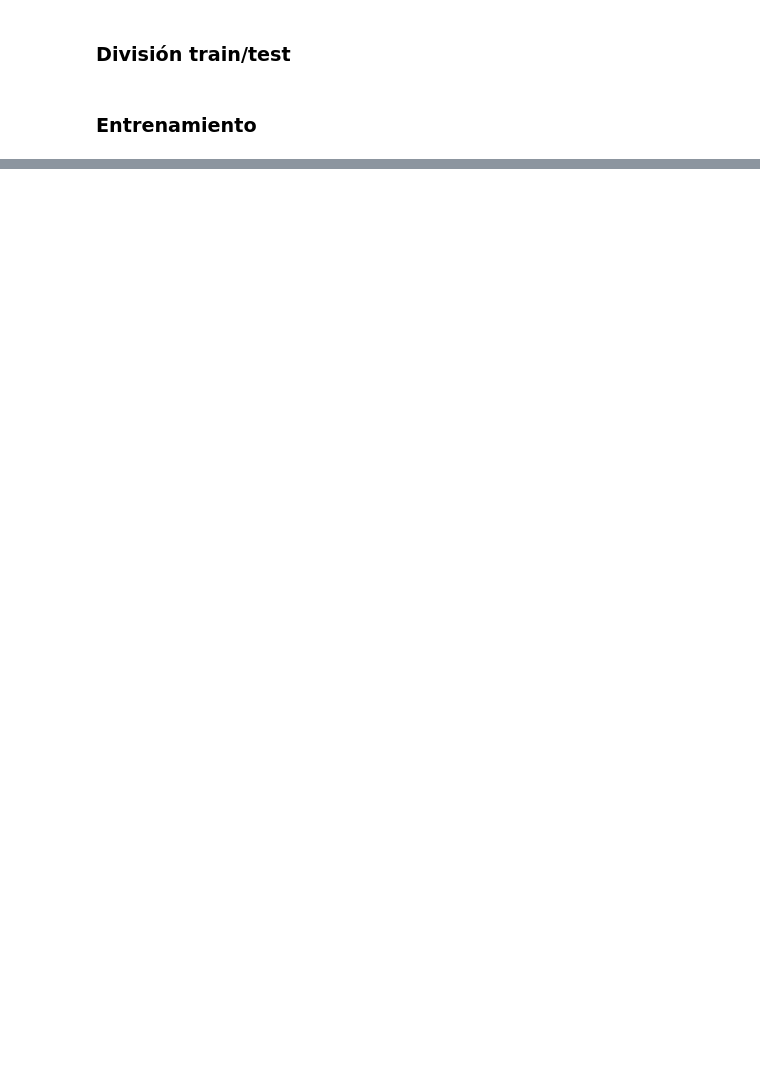
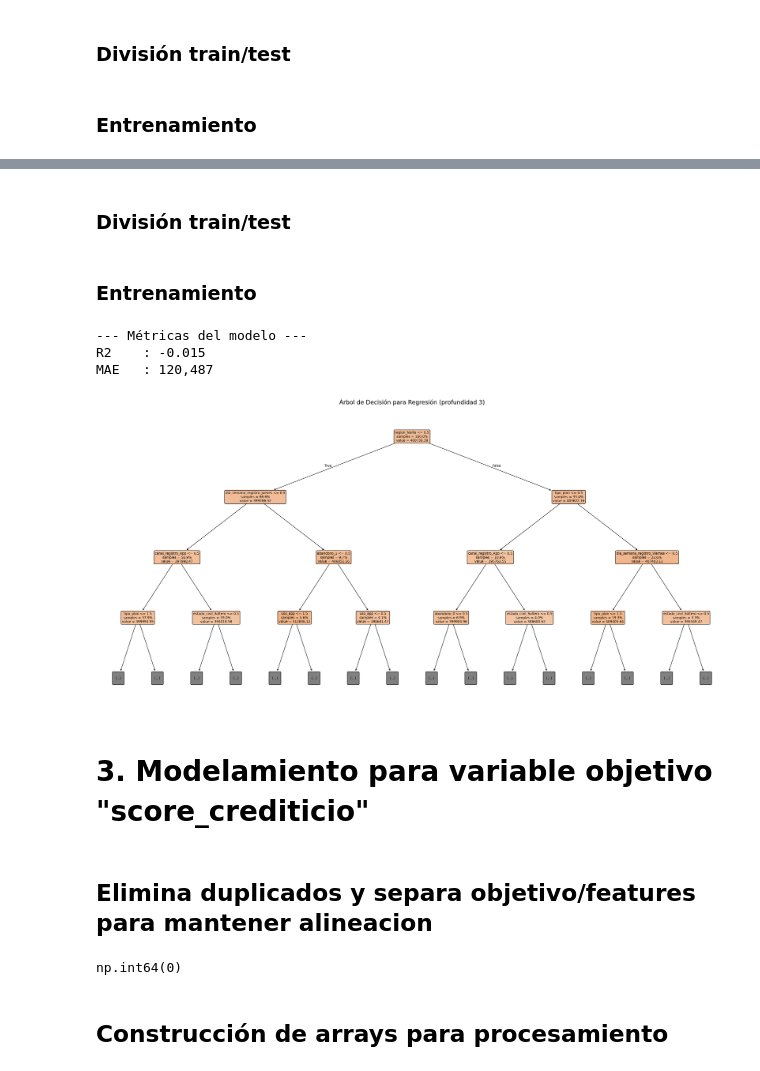
Before and after one commit to ramirezluna-david/proyecto_modelado_grp2, a Jupyter notebook: notebooks/modelos_supervisados_regression.ipynb, the cells around one changed output, grey strips where cells are left out. Drawn from its saved outputs; the diff is of its cells as text; code cells hidden in the pictures; blank space fills up the shorter version.

```diff
--- a/notebooks/modelos_supervisados_regression.ipynb
+++ b/notebooks/modelos_supervisados_regression.ipynb
@@ -221,0 +369,4 @@ plt.show()
+# %%
+# Aplica el pipeline de limpieza al dataset y obtiene el resultado transformado.
+data_transformada = aplicar_pipeline_limpieza(pipeline_limpieza, var_indep, var_dep, target_col="gasto_mensual")
+data_transformada.head()
@@ -221,0 +381,22 @@ plt.show()
+# %%
+target = "gasto_mensual"
+mejores_variables_predictoras = [
+    "abandono_0",
+    "abandono_1",
+    "tipo_plan",
+    "dia_semana_registro_Viernes",
+    "region_Norte",
+    "canal_registro_App",
+    "dia_semana_registro_Jueves",
+    "uso_app",
+    "estado_civil_Soltero",
+    "region_Sur"
+]
+X = data_transformada[mejores_variables_predictoras]
+y = data_transformada[target]
+# %% [markdown]
+### División train/test
+# %%
+X_train, X_test, y_train, y_test = train_test_split(X, y, test_size=0.2, random_state=29)
+# %% [markdown]
+### Entrenamiento
@@ -221,0 +405,38 @@ plt.show()
+# %%
+# Predicciones y evaluación.
+metricas = evaluar_regresor(pipeline_modelo_dtr, X_test, y_test)
+
+print("\n--- Métricas del modelo ---")
+print(f"{'R2':<6}: {metricas['r2']:.3f}")
+print(f"{'MAE':<6}: {metricas['mae']:,.0f}")
+# %% [output]
+--- Métricas del modelo ---
+R2    : -0.015
+MAE   : 120,487
+# %%
+modelo_arbol = DecisionTreeRegressor(max_depth=7, min_samples_leaf=15, random_state=42)
+modelo_arbol = modelo_arbol.fit(X_train, y_train)
+
+fig, ax = plt.subplots(figsize=(24, 12), dpi=150)
+plot_tree(
+    modelo_arbol,
+    feature_names=X_train.columns,
+    filled=True,
+    rounded=True,
+    fontsize=9,
+    max_depth=3,
+    impurity=False,
+    proportion=True,
+    precision=2,
+    ax=ax,
+ )
+
+ax.set_title("Árbol de Decisión para Regresión (profundidad 3)", fontsize=16)
+fig.tight_layout()
+plt.show()
+# %% [output]
+[figure, added]
+# %% [markdown]
+# 3. Modelamiento para variable objetivo "score_crediticio"
+# %% [markdown]
+## Elimina duplicados y separa objetivo/features para mantener alineacion
@@ -221,0 +449,7 @@ plt.show()
+# %%
+# Verifica que no haya nulos en la variable objetivo
+var_dep.isna().sum()
+# %% [output]
+np.int64(0)
+# %% [markdown]
+## Construcción de arrays para procesamiento
```
Also changed, not shown: parts of 102 cells of this notebook, 4 other files.
